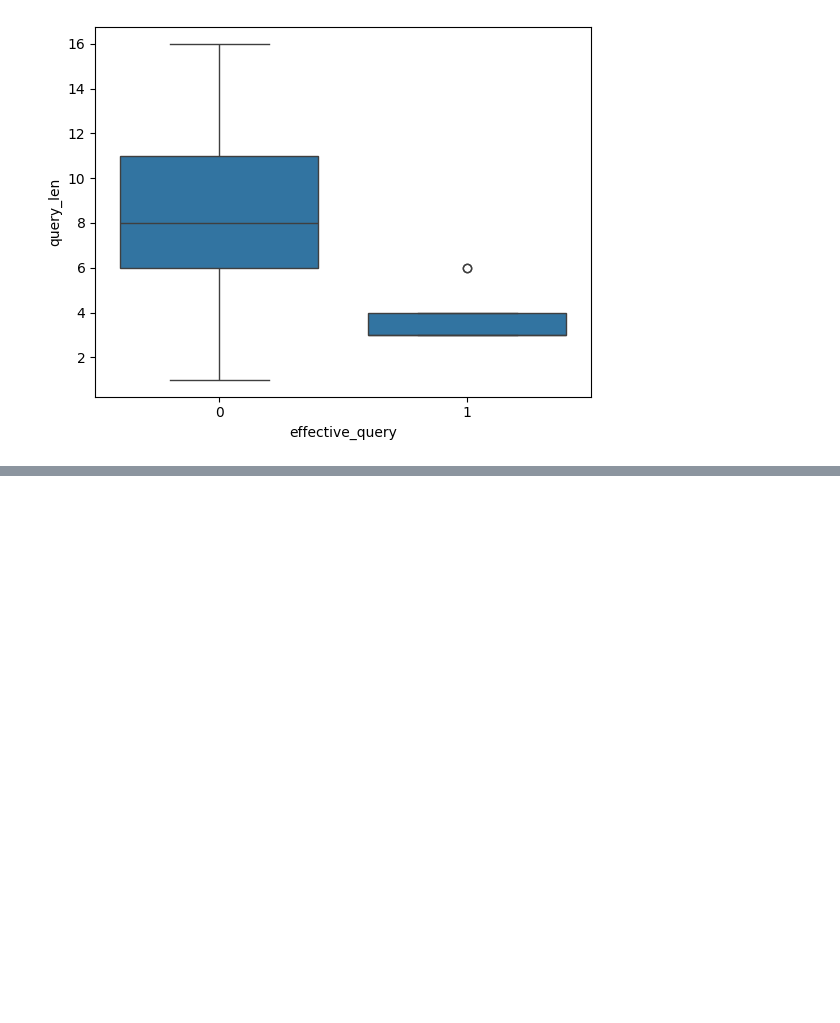
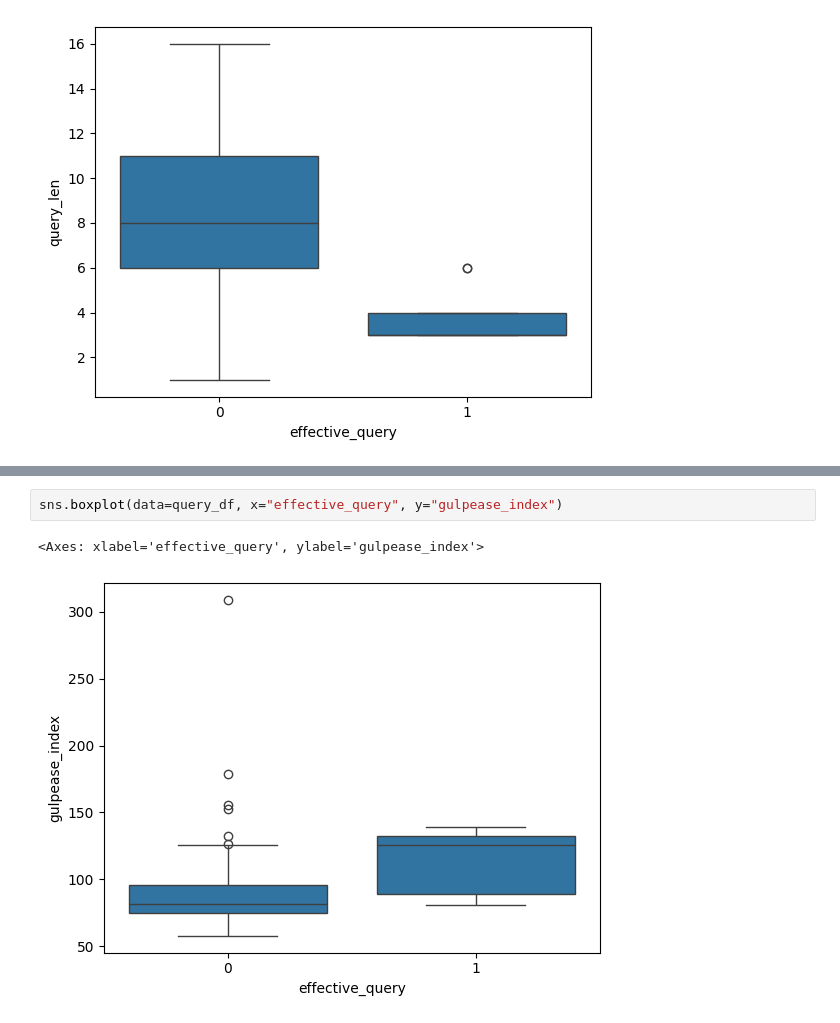
Before and after one commit to SOLandChildren/CHIIR27_LogAnalysis, a Jupyter notebook: query_formulation.ipynb, the cells around one changed output, grey strips where cells are left out. Cells and saved outputs as stored; diff of their text form; blank space fills up the shorter version.

```diff
--- a/query_formulation.ipynb
+++ b/query_formulation.ipynb
@@ -98,0 +144,5 @@ ITaoa.head()
+# %%
+sns.boxplot(data=query_df, x="effective_query", y="gulpease_index")
+# %% [output]
+<Axes: xlabel='effective_query', ylabel='gulpease_index'>
+[figure, added]
```
Also changed, not shown: parts of 10 cells of this notebook, 3 other files.
